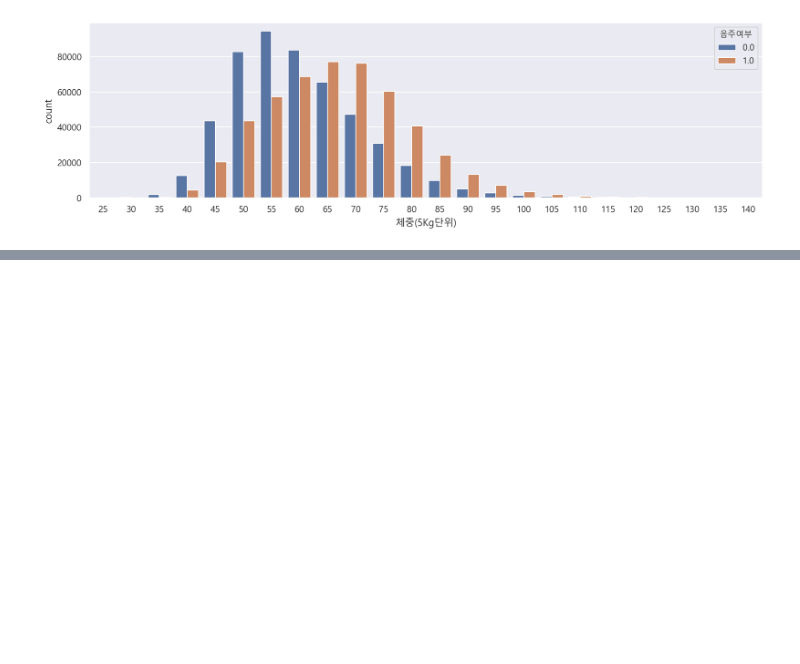
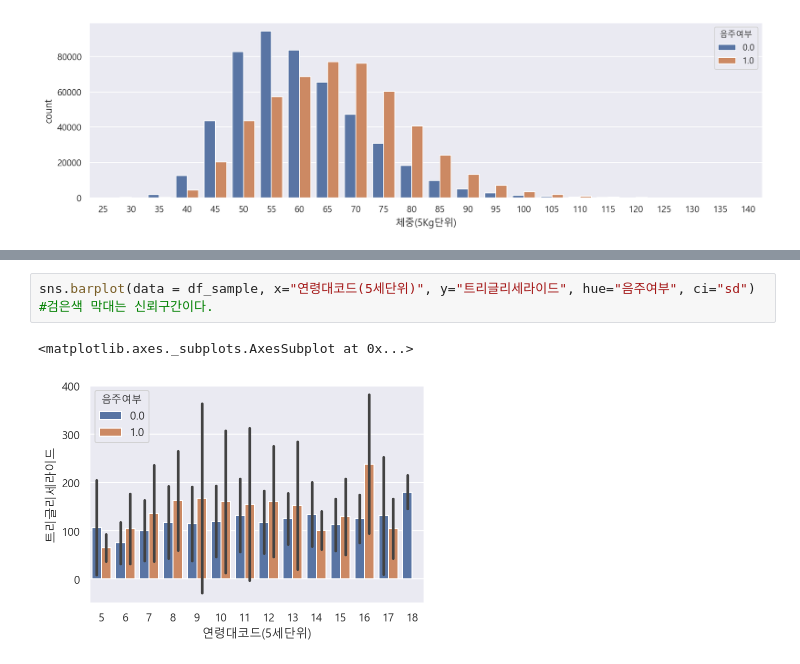
Before and after one commit to geonho0116/data_science_with_pandas, a Jupyter notebook: 08_hypothesis_testing_with_data.ipynb, the cells around one changed output, grey strips where cells are left out. Cells and saved outputs as stored; diff of their text form; blank space fills up the shorter version.

```diff
--- a/08_hypothesis_testing_with_data.ipynb
+++ b/08_hypothesis_testing_with_data.ipynb
@@ -294,0 +308,5 @@ sns.countplot(data=df, x="체중(5Kg단위)", hue="음주여부")
+# %%
+sns.barplot(data = df_sample, x="연령대코드(5세단위)", y="트리글리세라이드", hue="음주여부", ci="sd") #검은색 막대는 신뢰구간이다.
+# %% [output]
+<matplotlib.axes._subplots.AxesSubplot at 0x...>
+[figure, added]
```
Also changed, not shown: parts of 19 cells of this notebook.
